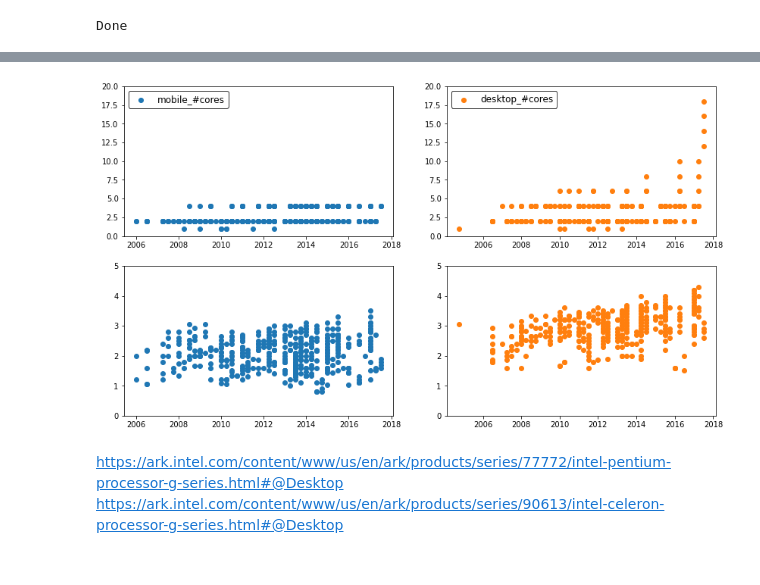
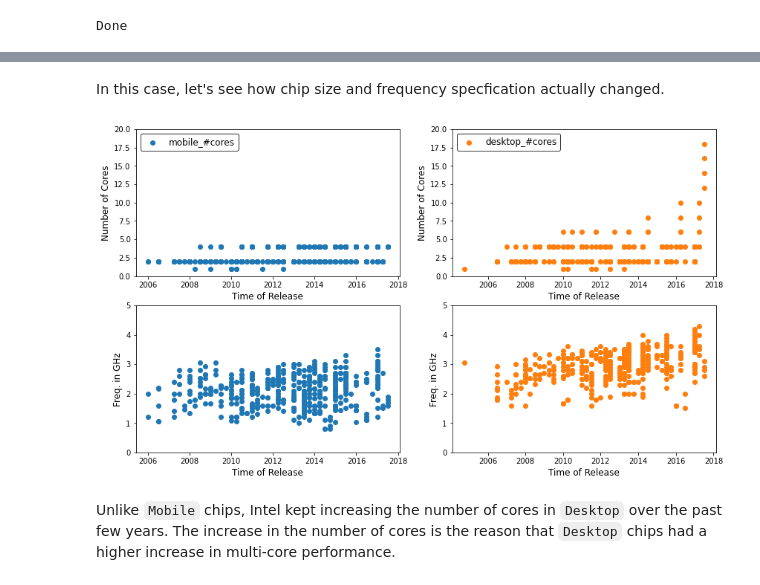
Before and after one commit to qiufengtiger/CPU_evolution_data_analysis, a Jupyter notebook: CPU_evolution_analysis.ipynb, the cells around one changed output, grey strips where cells are left out. Saved outputs shown, nothing was run; the diff lists cells and outputs as text; code cells hidden in the pictures.

```diff
--- a/CPU_evolution_analysis.ipynb
+++ b/CPU_evolution_analysis.ipynb
@@ -81,11 +107,9 @@ df = df[~(df.Processor_Number.apply(lambda x: x.isnumeric()))]
 df['Launch_Date'] = df['Launch_Date'].apply(lambda x: launch_date_to_datetime(x))
 search_string_to_float_columns = [
     'Lithography',
-#     'Recommended_Customer_Price',
     'nb_of_Cores',
     'nb_of_Threads',
-    'TDP',
-    'Instruction_Set'
+    'TDP'
 ]
 search_freq_to_float_columns = [
     'Processor_Base_Frequency',
@@ -97,9 +121,7 @@ for column_name in search_freq_to_float_columns:
     df[column_name] = df[column_name].apply(lambda x: search_freq_to_float(x))
 df['Recommended_Customer_Price'] = df['Recommended_Customer_Price'].apply(lambda x: search_price_to_float(x))
 df.reset_index(drop=True, inplace=True)
-
 print('Done')
-# print(df['Recommended_Customer_Price'].values)
 # %% [output]
 Done
 # %% [markdown]
@@ -258,31 +378,39 @@ print(mobile_model_multi[1] * 365)
+# %% [markdown]
+In this case, let's see how chip size and frequency specfication actually changed.
 # %%
 plt.figure(figsize=(14,8))
 plt.subplot(2, 2, 1)
 mobile_core_num = df_mobile['nb_of_Cores'].values
 
 plt.scatter(mobile_launch_time, mobile_core_num, label='mobile_#cores', c='tab:blue')
 plt.ylim((0, 20))
 plt.legend(loc=2, prop={'size': 12}, frameon=True, facecolor="white", edgecolor="black")
+plt.xlabel('Time of Release', fontsize=12)
+plt.ylabel('Number of Cores', fontsize=12)
 
 plt.subplot(2, 2, 2)
 desktop_core_num = df_desktop['nb_of_Cores'].values
 plt.scatter(desktop_launch_time, desktop_core_num, label='desktop_#cores', c='tab:orange')
 plt.ylim((0, 20))
 plt.legend(loc=2, prop={'size': 12}, frameon=True, facecolor="white", edgecolor="black")
+plt.xlabel('Time of Release', fontsize=12)
+plt.ylabel('Number of Cores', fontsize=12)
 
 plt.subplot(2, 2, 3)
 mobile_freq = df_mobile['Processor_Base_Frequency'].values
 plt.scatter(mobile_launch_time, mobile_freq, label='mobile_base_freq', c='tab:blue')
 plt.ylim((0, 5))
+plt.xlabel('Time of Release', fontsize=12)
+plt.ylabel('Freq. in GHz', fontsize=12)
 
 plt.subplot(2, 2, 4)
 desktop_freq = df_desktop['Processor_Base_Frequency'].values
 plt.scatter(desktop_launch_time, desktop_freq, label='desktop_base_freq', c='tab:orange')
 plt.ylim((0, 5))
-
+plt.xlabel('Time of Release', fontsize=12)
+plt.ylabel('Freq. in GHz', fontsize=12)
 plt.show()
 # %% [output]
-[figure, old version]
+[figure, new version]
-# %% [markdown]
-https://ark.intel.com/content/www/us/en/ark/products/series/77772/intel-pentium-processor-g-series.html#@Desktop
-https://ark.intel.com/content/www/us/en/ark/products/series/90613/intel-celeron-processor-g-series.html#@Desktop
+# %% [markdown]
+Unlike `Mobile` chips, Intel kept increasing the number of cores in `Desktop` over the past few years. The increase in the number of cores is the reason that `Desktop` chips had a higher increase in multi-core performance.
```
Also changed, not shown: parts of 43 cells of this notebook, 2 other files.
